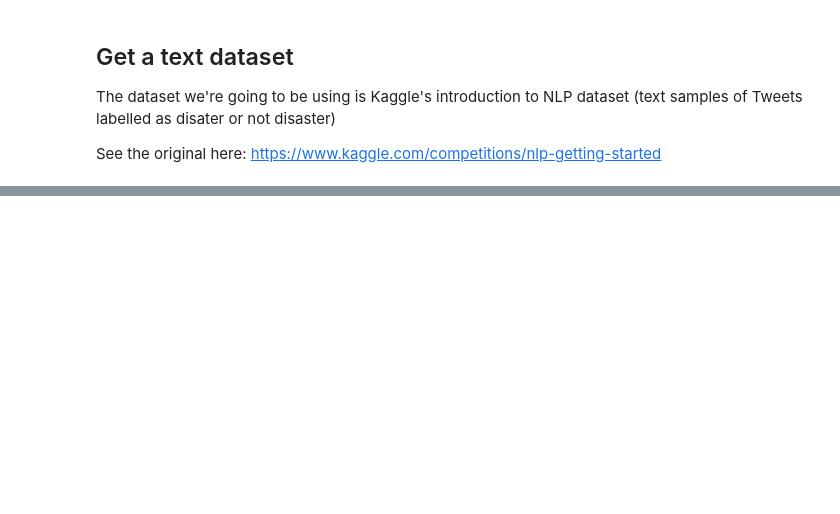
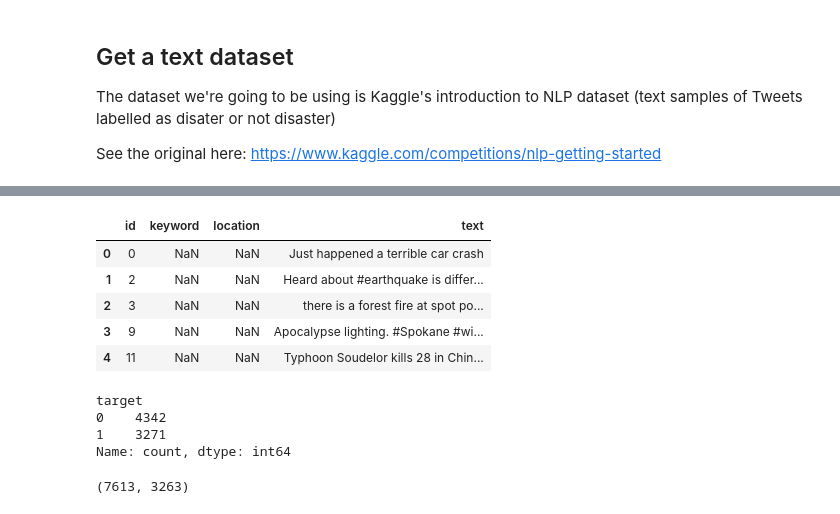
Before and after one commit to cgrundman/ZTM-TensorFlow-Developer, a Jupyter notebook: 08_nlp_fundamentals_in_tensorflow.ipynb, the cells around one changed output, grey strips where cells are left out. Cells and saved outputs as stored; diff of their text form; code cells hidden in the pictures; blank space fills up the shorter version.

```diff
--- a/08_nlp_fundamentals_in_tensorflow.ipynb
+++ b/08_nlp_fundamentals_in_tensorflow.ipynb
@@ -54,0 +84,23 @@ nlp_getting_started 100%[===================>] 593.11K  --.-KB/s    in 0.005s
+# %%
+# What does the test dataframe look like?
+test_df.head()
+# %% [output]
+|  | id | keyword | location | text |
+| 0 | 0 | NaN | NaN | Just happened a terrible car crash |
+| 1 | 2 | NaN | NaN | Heard about #earthquake is differ... |
+| 2 | 3 | NaN | NaN | there is a forest fire at spot po... |
+| 3 | 9 | NaN | NaN | Apocalypse lighting. #Spokane #wi... |
+| 4 | 11 | NaN | NaN | Typhoon Soudelor kills 28 in Chin... |
+# %%
+# How many examples of each class?
+train_df.target.value_counts()
+# %% [output]
+target
+0    4342
+1    3271
+Name: count, dtype: int64
+# %%
+# How many total samples?
+len(train_df), len(test_df)
+# %% [output]
+(7613, 3263)
```
Also changed, not shown: parts of 6 cells of this notebook.
